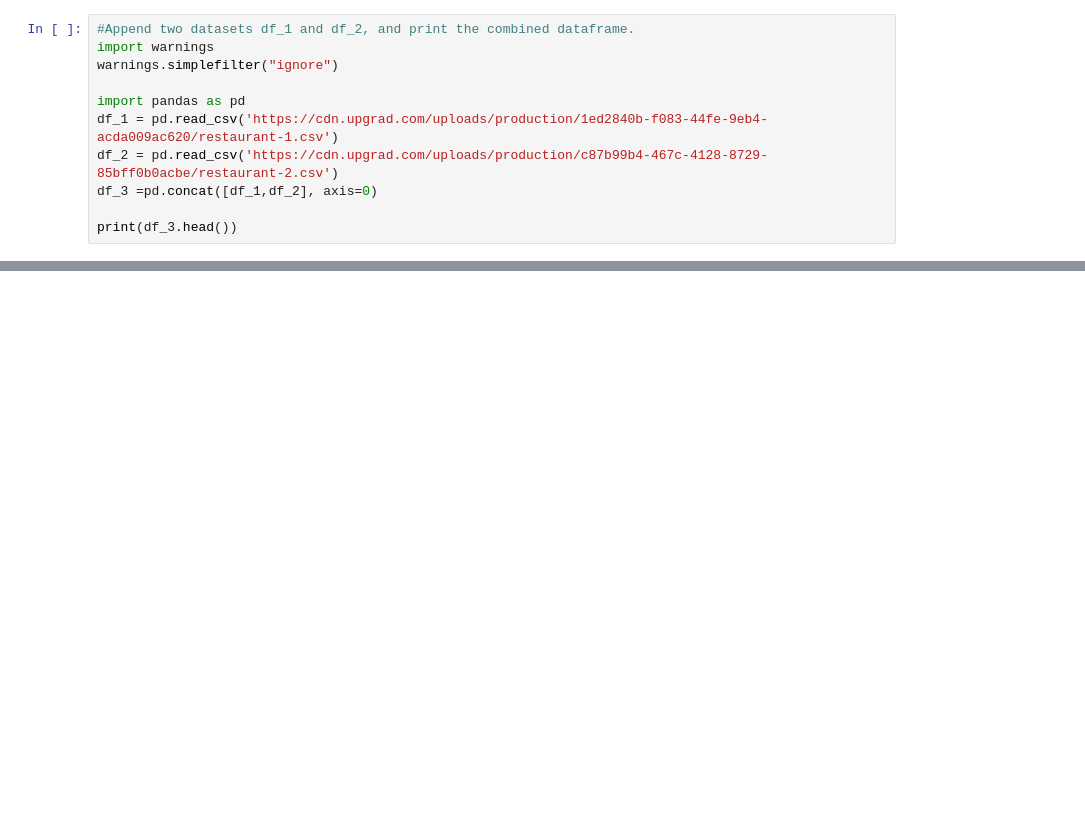
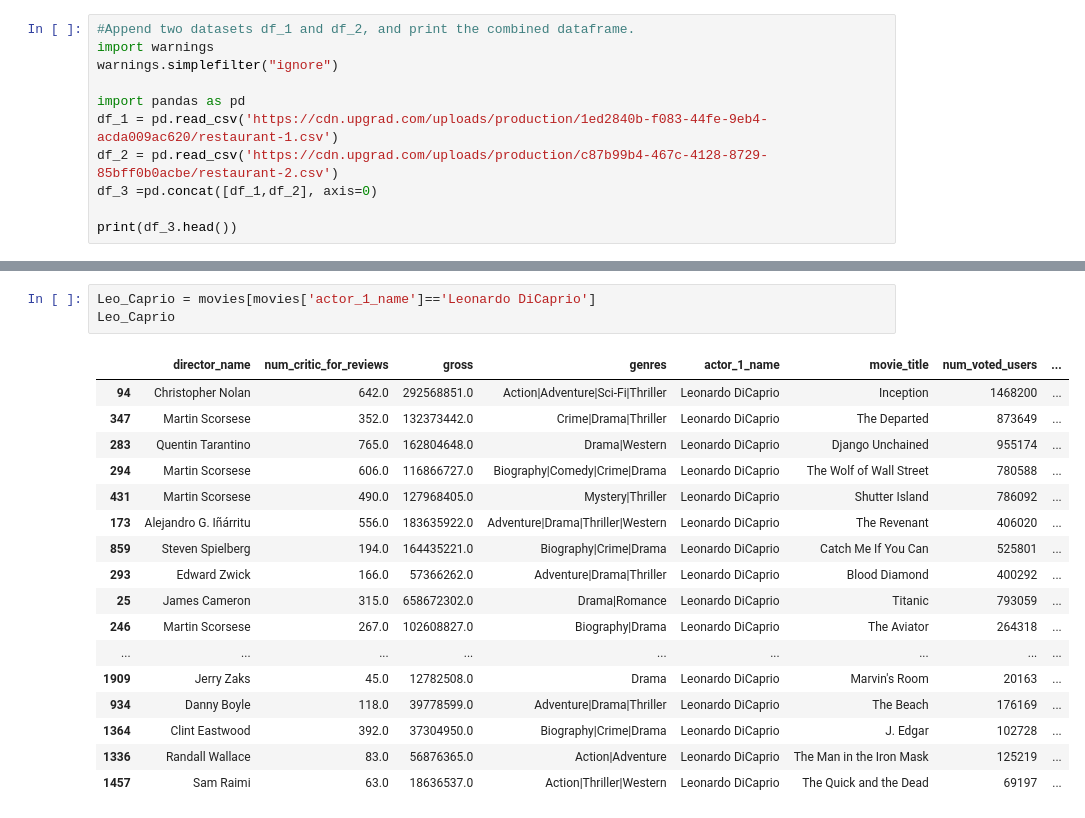
Before and after one commit to ektagupta-19/python-work, a Jupyter notebook: panda.ipynb, the cells around one changed output, grey strips where cells are left out. Saved outputs shown, nothing was run; the diff lists cells and outputs as text; blank space fills up the shorter version.

```diff
--- a/panda.ipynb
+++ b/panda.ipynb
@@ -147,0 +328,21 @@ print(df_3.head())
+# %%
+Leo_Caprio = movies[movies['actor_1_name']=='Leonardo DiCaprio']
+Leo_Caprio
+# %% [output]
+|  | director_name | num_critic_for_reviews | gross | genres | actor_1_name | movie_title | num_voted_users | ... |
+| 94 | Christopher Nolan | 642.0 | 292568851.0 | Action|Adventure|Sci-Fi|Thriller | Leonardo DiCaprio | Inception | 1468200 | ... |
+| 347 | Martin Scorsese | 352.0 | 132373442.0 | Crime|Drama|Thriller | Leonardo DiCaprio | The Departed | 873649 | ... |
+| 283 | Quentin Tarantino | 765.0 | 162804648.0 | Drama|Western | Leonardo DiCaprio | Django Unchained | 955174 | ... |
+| 294 | Martin Scorsese | 606.0 | 116866727.0 | Biography|Comedy|Crime|Drama | Leonardo DiCaprio | The Wolf of Wall Street | 780588 | ... |
+| 431 | Martin Scorsese | 490.0 | 127968405.0 | Mystery|Thriller | Leonardo DiCaprio | Shutter Island | 786092 | ... |
+| 173 | Alejandro G. Iñárritu | 556.0 | 183635922.0 | Adventure|Drama|Thriller|Western | Leonardo DiCaprio | The Revenant | 406020 | ... |
+| 859 | Steven Spielberg | 194.0 | 164435221.0 | Biography|Crime|Drama | Leonardo DiCaprio | Catch Me If You Can | 525801 | ... |
+| 293 | Edward Zwick | 166.0 | 57366262.0 | Adventure|Drama|Thriller | Leonardo DiCaprio | Blood Diamond | 400292 | ... |
+| 25 | James Cameron | 315.0 | 658672302.0 | Drama|Romance | Leonardo DiCaprio | Titanic | 793059 | ... |
+| 246 | Martin Scorsese | 267.0 | 102608827.0 | Biography|Drama | Leonardo DiCaprio | The Aviator | 264318 | ... |
+| ... | ... | ... | ... | ... | ... | ... | ... | ... |
+| 1909 | Jerry Zaks | 45.0 | 12782508.0 | Drama | Leonardo DiCaprio | Marvin's Room | 20163 | ... |
+| 934 | Danny Boyle | 118.0 | 39778599.0 | Adventure|Drama|Thriller | Leonardo DiCaprio | The Beach | 176169 | ... |
+| 1364 | Clint Eastwood | 392.0 | 37304950.0 | Biography|Crime|Drama | Leonardo DiCaprio | J. Edgar | 102728 | ... |
+| 1336 | Randall Wallace | 83.0 | 56876365.0 | Action|Adventure | Leonardo DiCaprio | The Man in the Iron Mask | 125219 | ... |
+| 1457 | Sam Raimi | 63.0 | 18636537.0 | Action|Thriller|Western | Leonardo DiCaprio | The Quick and the Dead | 69197 | ... |
```
Also changed, not shown: parts of 15 cells of this notebook, 2 other files.
